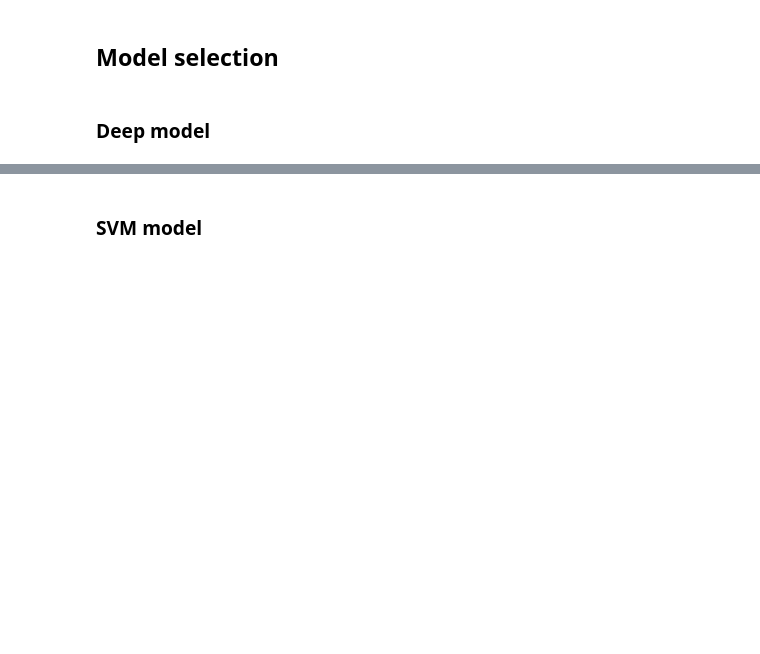
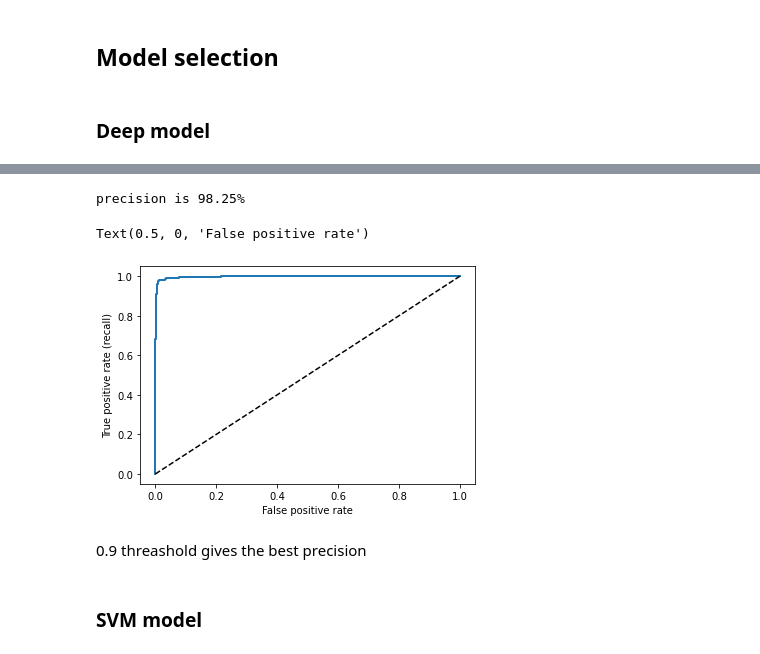
Before and after one commit to ayoubhammal/notebooks_tp_iarn, a Jupyter notebook: projet/spam_ham_classifier.ipynb, the cells around one changed output, grey strips where cells are left out. Drawn from its saved outputs; the diff is of its cells as text; code cells hidden in the pictures; blank space fills up the shorter version.

```diff
--- a/projet/spam_ham_classifier.ipynb
+++ b/projet/spam_ham_classifier.ipynb
@@ -336,3 +428,27 @@ wrapper.plot_losses()
+# %%
+def sigmoid(x):
+    return 1 / (1 + np.exp(-x))
+# %%
+test_full = [ann_email_embedding([(x[0], x[1])]) for x in test_dataset]
+
+test_prediction_scores, test_y = zip(*[(wrapper.predict(x).item(), y.item()) \
+                                       for x, y in list(test_full) if x.shape[0] > 0])
+
+test_prediction = np.asarray([ 1 if sigmoid(x) > 0.9 else 0 for x in test_prediction_scores])
+
+print("precision is {0:.2f}%".format((test_prediction==np.asarray(test_y)).mean() * 100))
+
+fpr, tpr, thresholds = roc_curve(test_y, test_prediction_scores)
+plt.plot(fpr, tpr, linewidth=2)
+plt.plot([0, 1], [0, 1], 'k--')
+plt.ylabel("True positive rate (recall)")
+plt.xlabel("False positive rate")
+# %% [output]
+precision is 98.25%
+Text(0.5, 0, 'False positive rate')
+[figure, added]
+# %% [markdown]
+0.9 threashold gives the best precision
 # %% [markdown]
 ### SVM model
 # %%
```
Also changed, not shown: parts of 19 cells of this notebook.
